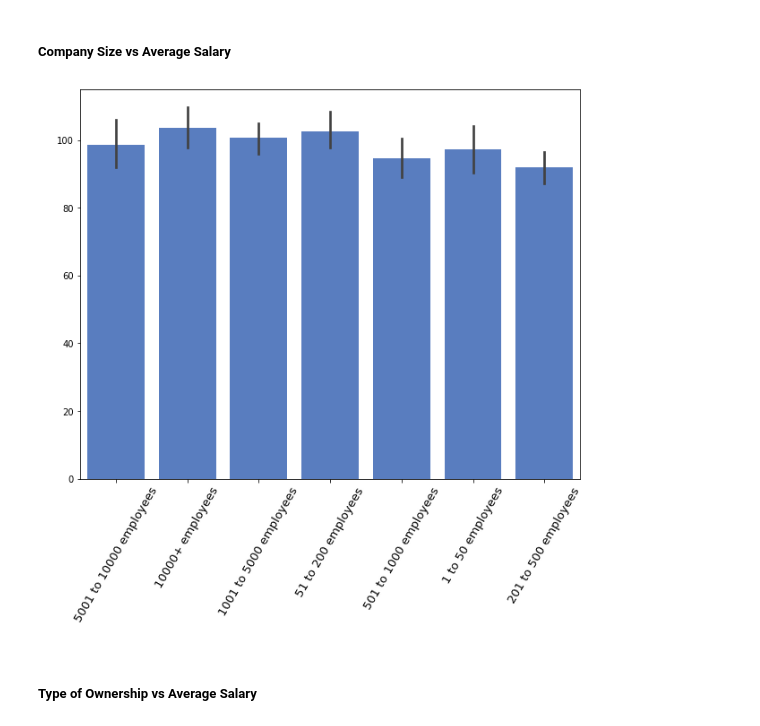
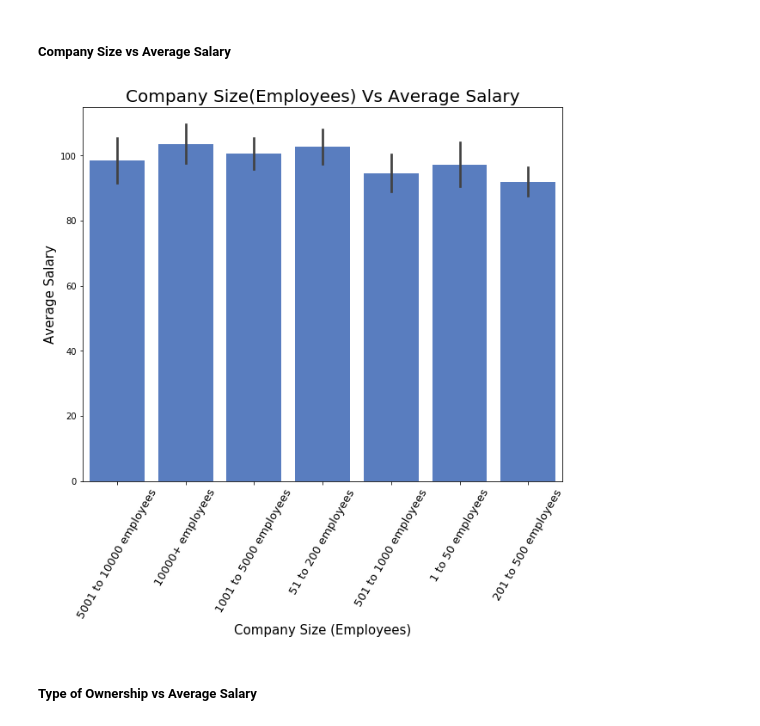
Before and after one commit to rmlevy1/nyc-mhtn-ds-010620-lectures, a Jupyter notebook: Final_Project/EDA & Feature Engineering.ipynb, the cells around one changed output. Saved outputs shown, nothing was run; the diff lists cells and outputs as text; code cells hidden in the pictures.

```diff
--- a/Final_Project/EDA & Feature Engineering.ipynb
+++ b/Final_Project/EDA & Feature Engineering.ipynb
@@ -31,17 +31,17 @@ df_columns = df[['Rating','Size', 'Type of ownership','Sector','Revenue','avg_sa
 # %%
 plt.figure(figsize = (10,8))
 
 sns.set_color_codes("muted")
 chart = sns.barplot(data=df, x='Size', y='avg_salary', color = 'b')
 chart.set_xticklabels(chart.get_xticklabels(), rotation=60, fontsize =13)
-chart.set_xlabel(' ')
-chart.set_ylabel(' ')
-# chart.set_xlabel('Company Size (Employees)', fontsize =15)
-# chart.set_ylabel('Average Salary', fontsize =15)
-# chart.set_title('Company Size(Employees) Vs Average Salary', fontsize =20)
+# chart.set_xlabel(' ')
+# chart.set_ylabel(' ')
+chart.set_xlabel('Company Size (Employees)', fontsize =15)
+chart.set_ylabel('Average Salary', fontsize =15)
+chart.set_title('Company Size(Employees) Vs Average Salary', fontsize =20)
 plt.show()
 # %% [output]
-[figure, old version]
+[figure, new version]
 # %% [markdown]
 ##### Type of Ownership vs Average Salary
 # %%
```
Also changed, not shown: parts of 2 cells of this notebook, 1 other file.
